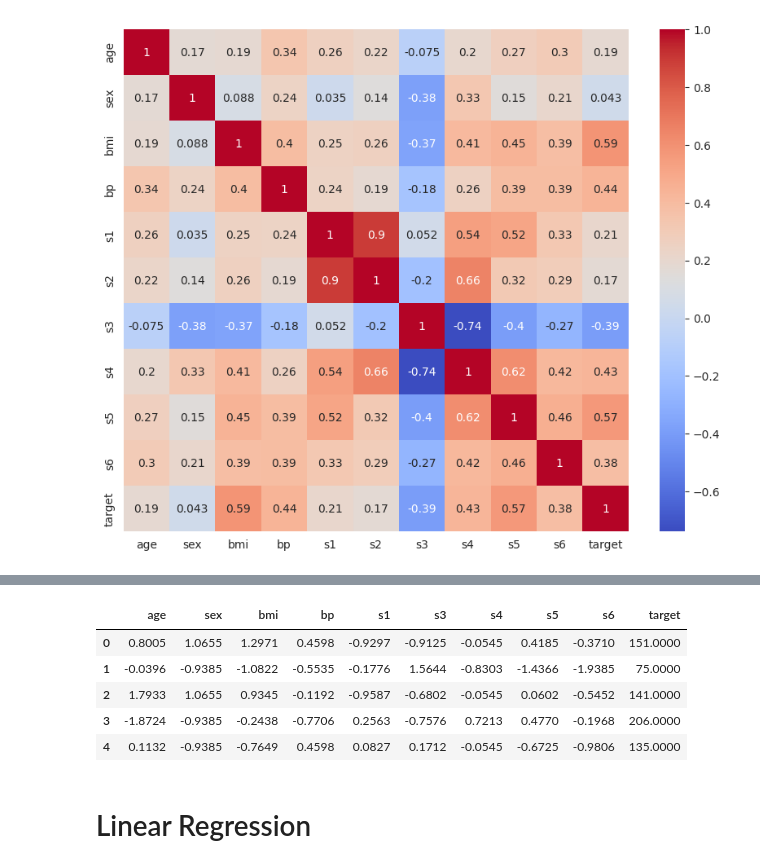
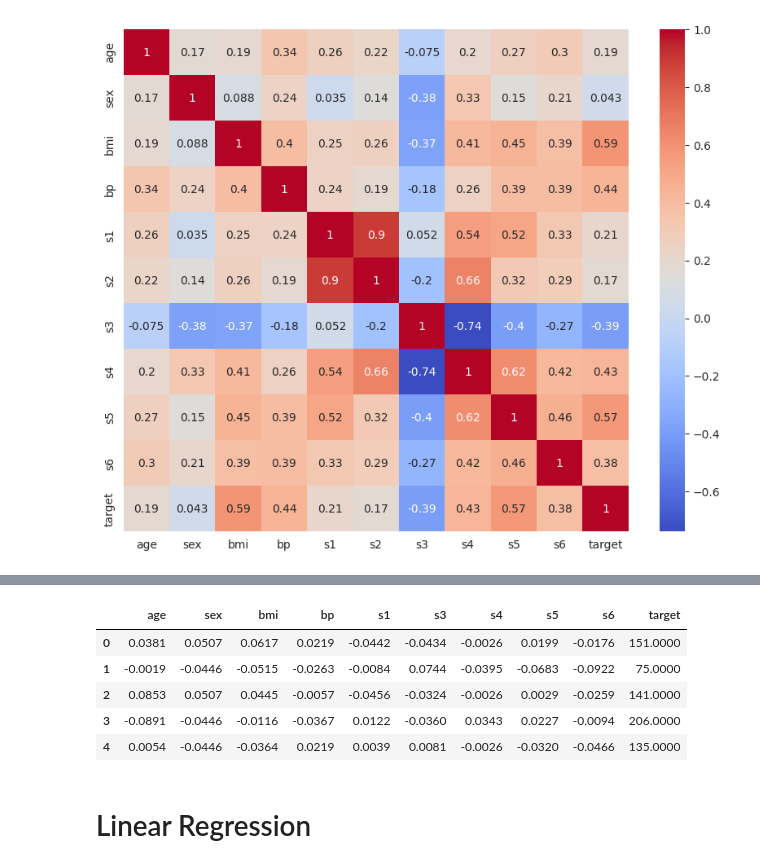
Before and after one commit to swh9534/SKALA, a Jupyter notebook: DataScience-MLOps/04-linear-regression.ipynb, the cells around one changed output, grey strips where cells are left out. Cells and saved outputs as stored; diff of their text form; code cells hidden in the pictures.

```diff
--- a/DataScience-MLOps/04-linear-regression.ipynb
+++ b/DataScience-MLOps/04-linear-regression.ipynb
@@ -71,14 +74,14 @@ plt.show()
 # %%
-# s1 - s2 : 다중공선성
-df_scaled_ = df_scaled.drop(["s2"], axis=1)
-df_scaled_.head()
+# s1 - s2 : 다중공선성 제거
+df_ = df.drop(["s2"], axis=1)
+df_.head()
 # %% [output]
 |  | age | sex | bmi | bp | s1 | s3 | s4 | s5 | s6 | target |
-| 0 | 0.8005 | 1.0655 | 1.2971 | 0.4598 | -0.9297 | -0.9125 | -0.0545 | 0.4185 | -0.3710 | 151.0000 |
-| 1 | -0.0396 | -0.9385 | -1.0822 | -0.5535 | -0.1776 | 1.5644 | -0.8303 | -1.4366 | -1.9385 | 75.0000 |
-| 2 | 1.7933 | 1.0655 | 0.9345 | -0.1192 | -0.9587 | -0.6802 | -0.0545 | 0.0602 | -0.5452 | 141.0000 |
-| 3 | -1.8724 | -0.9385 | -0.2438 | -0.7706 | 0.2563 | -0.7576 | 0.7213 | 0.4770 | -0.1968 | 206.0000 |
-| 4 | 0.1132 | -0.9385 | -0.7649 | 0.4598 | 0.0827 | 0.1712 | -0.0545 | -0.6725 | -0.9806 | 135.0000 |
+| 0 | 0.0381 | 0.0507 | 0.0617 | 0.0219 | -0.0442 | -0.0434 | -0.0026 | 0.0199 | -0.0176 | 151.0000 |
+| 1 | -0.0019 | -0.0446 | -0.0515 | -0.0263 | -0.0084 | 0.0744 | -0.0395 | -0.0683 | -0.0922 | 75.0000 |
+| 2 | 0.0853 | 0.0507 | 0.0445 | -0.0057 | -0.0456 | -0.0324 | -0.0026 | 0.0029 | -0.0259 | 141.0000 |
+| 3 | -0.0891 | -0.0446 | -0.0116 | -0.0367 | 0.0122 | -0.0360 | 0.0343 | 0.0227 | -0.0094 | 206.0000 |
+| 4 | 0.0054 | -0.0446 | -0.0364 | 0.0219 | 0.0039 | 0.0081 | -0.0026 | -0.0320 | -0.0466 | 135.0000 |
 # %% [markdown]
 # Linear Regression
 # %%
```
Also changed, not shown: parts of 27 cells of this notebook.
